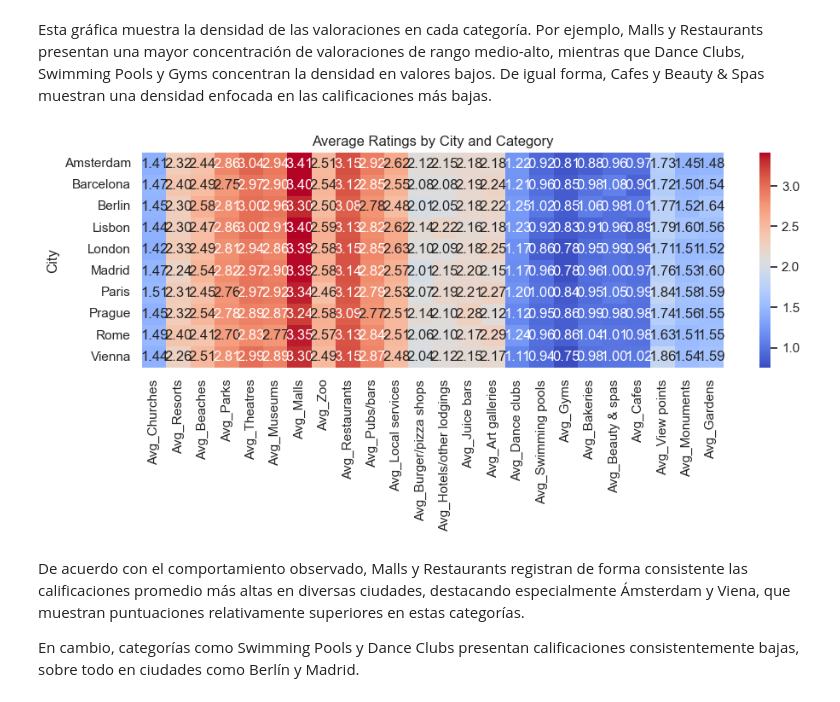
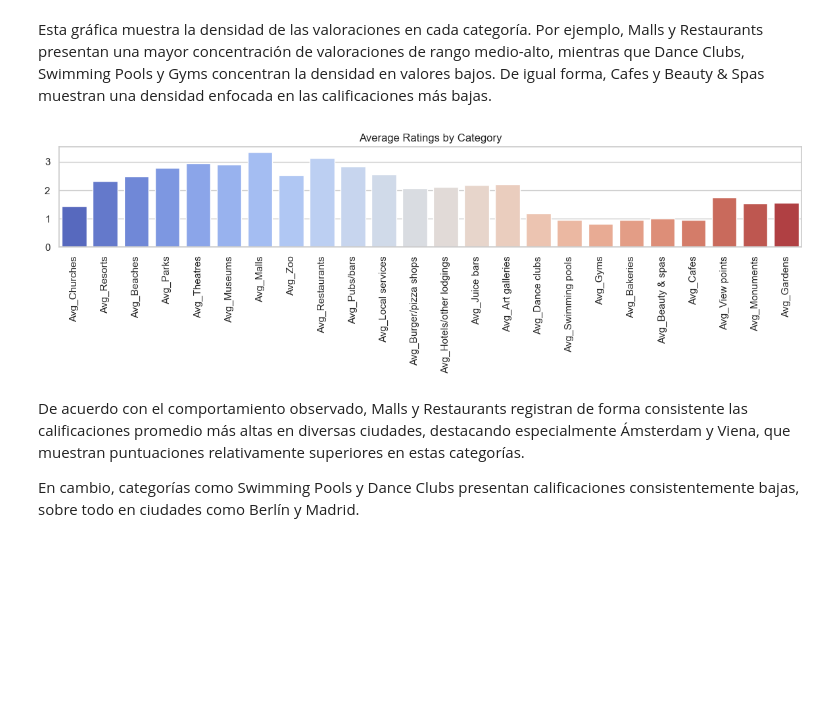
Before and after one commit to gabrielaaguiv5/ProjectI, a Jupyter notebook: notebooks/V2_eda&analysis_overview.ipynb, the cells around one changed output. Saved outputs shown, nothing was run; the diff lists cells and outputs as text; code cells hidden in the pictures; blank space fills up the shorter version.

```diff
--- a/notebooks/V2_eda&analysis_overview.ipynb
+++ b/notebooks/V2_eda&analysis_overview.ipynb
@@ -417,9 +417,0 @@ Se asignan valores correspondientes a "Ciudades". Teniendo en cuenta la informac
-# %%
-# Agregar ciudades al random
-
-city_list = ['London', 'Paris', 'Rome', 'Berlin', 'Barcelona', 'Amsterdam', 'Vienna', 'Prague', 'Madrid', 'Lisbon']
-datos['City'] = [random.choice(city_list) for _ in range(len(datos))]
-columnas = ['City'] + [col for col in datos.columns if col != 'City'] # Organizar ciudades al inicio
-datos = datos[columnas]
-
-datos['City'] = datos['City'].astype('category')
@@ -516,14 +483,15 @@ plt.show()
 Esta gráfica muestra la densidad de las valoraciones en cada categoría. Por ejemplo, Malls y Restaurants presentan una mayor concentración de valoraciones de rango medio-alto, mientras que Dance Clubs, Swimming Pools y Gyms concentran la densidad en valores bajos. De igual forma, Cafes y Beauty & Spas muestran una densidad enfocada en las calificaciones más bajas.
 # %%
 # Visualización con heatmap del promedio de ratings en las diferentes categorías y ciudades.
-df_avg = datos.drop(columns='Unique user id').groupby('City').mean()
-sns.heatmap(df_avg, annot=True, cmap='coolwarm', fmt=".2f")
-plt.title('Average Ratings by City and Category')
+df_avg = datos.drop(columns='Unique user id').mean()
+plt.figure(figsize=(12, 4))
+sns.barplot(x=df_avg.index, y=df_avg.values, palette='coolwarm')
+plt.title('Average Ratings by Category')
 plt.xticks(rotation=90)
 plt.tight_layout()
 plt.show()
 # %% [output]
-[figure, old version]
+[figure, new version]
 # %% [markdown]
 De acuerdo con el comportamiento observado, Malls y Restaurants registran de forma consistente las calificaciones promedio más altas en diversas ciudades, destacando especialmente Ámsterdam y Viena, que muestran puntuaciones relativamente superiores en estas categorías.
 
```
Also changed, not shown: parts of 36 cells of this notebook.
